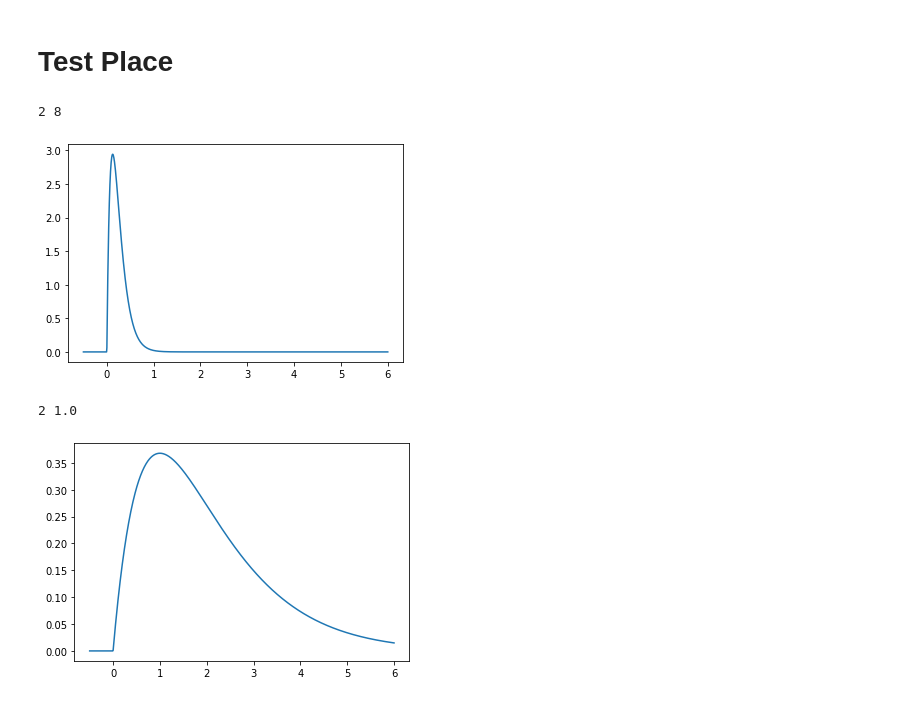
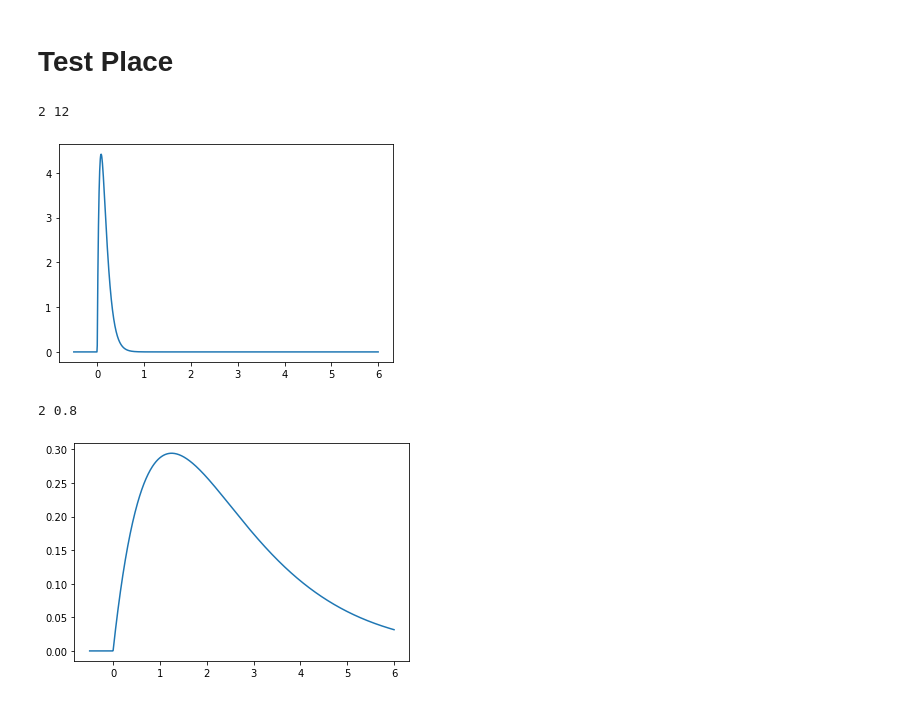
Before and after one commit to Napam/INF367A, a Jupyter notebook: Projects/Project2/StanProject.ipynb, the cells around one changed output. Saved outputs shown, nothing was run; the diff lists cells and outputs as text; code cells hidden in the pictures.

```diff
--- a/Projects/Project2/StanProject.ipynb
+++ b/Projects/Project2/StanProject.ipynb
@@ -180,23 +215,23 @@ print(sm_simple.mae(df_test))
 # %%
 xrange = np.linspace(-0.5,6,1000)
 
 a = 2
-b = 4*a
+b = 6*a
 y = stats.gamma.pdf(xrange, a=a, scale=1/b)
 print(a, b)
 plt.plot(xrange, y)
 plt.show()
 
 a = 2
-b = 0.5*a
+b = 0.4*a
 y = stats.gamma.pdf(xrange, a=a, scale=1/b)
 print(a, b)
 plt.plot(xrange, y)
 plt.show()
 # %% [output]
-2 8
+2 12
-[figure, old version]
+[figure, new version]
-2 1.0
+2 0.8
-[figure, old version]
+[figure, new version]
 # %%
 raise ValueError
```
Also changed, not shown: parts of 14 cells of this notebook, 4 other files.
